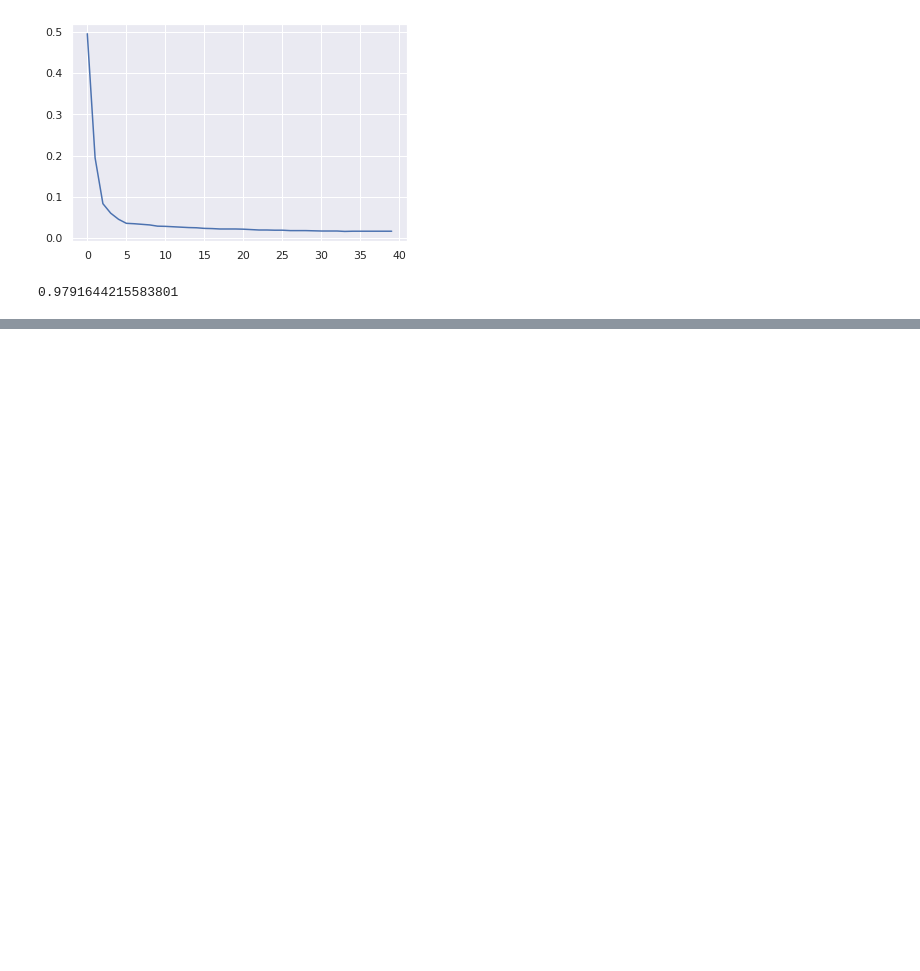
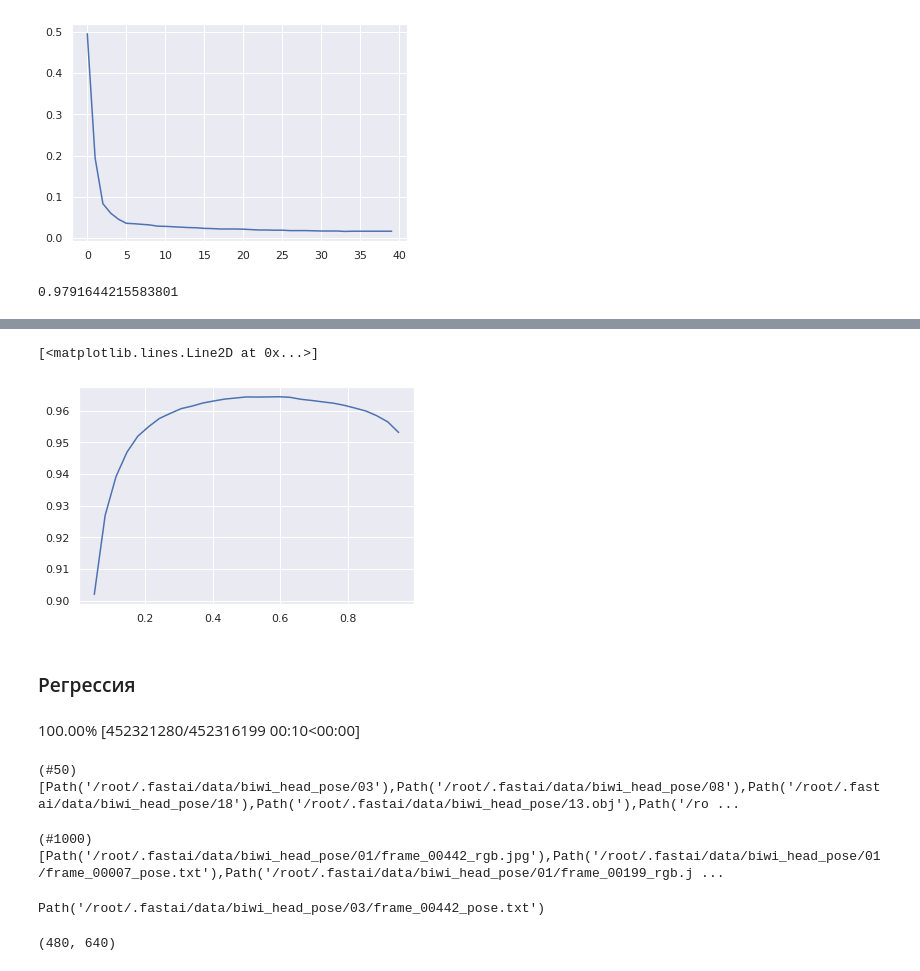
Before and after one commit to Segrey372017/pythorch_fasai_sandbox, a Jupyter notebook: pytorch_fastai_sandbox.ipynb, the cells around one changed output, grey strips where cells are left out. Drawn from its saved outputs; the diff is of its cells as text; code cells hidden in the pictures; blank space fills up the shorter version.

```diff
--- a/pytorch_fastai_sandbox.ipynb
+++ b/pytorch_fastai_sandbox.ipynb
@@ -511,0 +735,7 @@ learn.recorder.values[-1][1]
+# %%
+learn = None
+with open('/content/drive/MyDrive/Colab Notebooks/learn_part6.dill', 'rb') as f:
+    learn = dill.load(f)
+# %%
+learn.metrics = partial(accuracy_multi, thresh = 0.1)
+learn.validate()
@@ -511,0 +745,3 @@ learn.recorder.values[-1][1]
+# %%
+learn.metrics = partial(accuracy_multi, thresh = 0.99)
+learn.validate()
@@ -511,0 +751,2 @@ learn.recorder.values[-1][1]
+# %%
+preds, targs = learn.get_preds()
@@ -511,0 +755,21 @@ learn.recorder.values[-1][1]
+# %%
+xs = torch.linspace(0.05, 0.95, 29)
+accs = [accuracy_multi(preds, targs, thresh = i, sigmoid = False) for i in xs]
+plt.plot(xs, accs)
+# %% [output]
+[<matplotlib.lines.Line2D at 0x...>]
+[figure, added]
+# %% [markdown]
+### Регрессия
+# %%
+path = untar_data(URLs.BIWI_HEAD_POSE, '/content/datasets')
+# %% [output]
+100.00% [452321280/452316199 00:10<00:00]
+# %%
+path.ls()
+# %% [output]
+(#50) [Path('/root/.fastai/data/biwi_head_pose/03'),Path('/root/.fastai/data/biwi_head_pose/08'),Path('/root/.fastai/data/biwi_head_pose/18'),Path('/root/.fastai/data/biwi_head_pose/13.obj'),Path('/ro ...
+# %%
+(path / '01').ls()
+# %% [output]
+(#1000) [Path('/root/.fastai/data/biwi_head_pose/01/frame_00442_rgb.jpg'),Path('/root/.fastai/data/biwi_head_pose/01/frame_00007_pose.txt'),Path('/root/.fastai/data/biwi_head_pose/01/frame_00199_rgb.j ...
@@ -511,0 +781,10 @@ learn.recorder.values[-1][1]
+# %%
+img2pose(img_files[0])
+# %% [output]
+Path('/root/.fastai/data/biwi_head_pose/03/frame_00442_pose.txt')
+# %%
+# взглянем на первое изображение
+img = PILImage.create(img_files[0])
+img.shape
+# %% [output]
+(480, 640)
```
Also changed, not shown: parts of 119 cells of this notebook.
